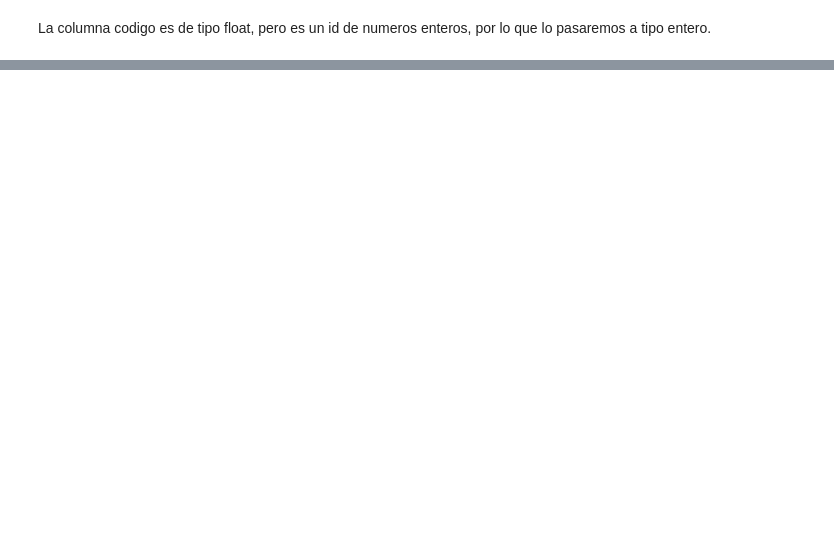
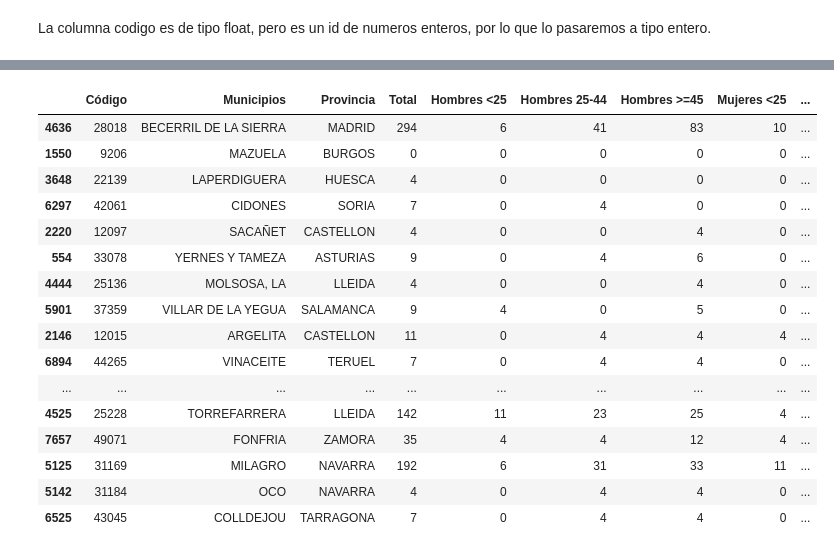
Before and after one commit to Rcm89/TFM-analisis-educacion, a Jupyter notebook: paro_municipios.ipynb, the cells around one changed output, grey strips where cells are left out. Drawn from its saved outputs; the diff is of its cells as text; code cells hidden in the pictures; blank space fills up the shorter version.

```diff
--- a/paro_municipios.ipynb
+++ b/paro_municipios.ipynb
@@ -510,0 +561,20 @@ memory usage: 969.2+ KB
+# %%
+df_paro_municipios.sample(20)
+# %% [output]
+|  | Código | Municipios | Provincia | Total | Hombres <25 | Hombres 25-44 | Hombres >=45 | Mujeres <25 | ... |
+| 4636 | 28018 | BECERRIL DE LA SIERRA | MADRID | 294 | 6 | 41 | 83 | 10 | ... |
+| 1550 | 9206 | MAZUELA | BURGOS | 0 | 0 | 0 | 0 | 0 | ... |
+| 3648 | 22139 | LAPERDIGUERA | HUESCA | 4 | 0 | 0 | 0 | 0 | ... |
+| 6297 | 42061 | CIDONES | SORIA | 7 | 0 | 4 | 0 | 0 | ... |
+| 2220 | 12097 | SACAÑET | CASTELLON | 4 | 0 | 0 | 4 | 0 | ... |
+| 554 | 33078 | YERNES Y TAMEZA | ASTURIAS | 9 | 0 | 4 | 6 | 0 | ... |
+| 4444 | 25136 | MOLSOSA, LA | LLEIDA | 4 | 0 | 0 | 4 | 0 | ... |
+| 5901 | 37359 | VILLAR DE LA YEGUA | SALAMANCA | 9 | 4 | 0 | 5 | 0 | ... |
+| 2146 | 12015 | ARGELITA | CASTELLON | 11 | 0 | 4 | 4 | 4 | ... |
+| 6894 | 44265 | VINACEITE | TERUEL | 7 | 0 | 4 | 4 | 0 | ... |
+| ... | ... | ... | ... | ... | ... | ... | ... | ... | ... |
+| 4525 | 25228 | TORREFARRERA | LLEIDA | 142 | 11 | 23 | 25 | 4 | ... |
+| 7657 | 49071 | FONFRIA | ZAMORA | 35 | 4 | 4 | 12 | 4 | ... |
+| 5125 | 31169 | MILAGRO | NAVARRA | 192 | 6 | 31 | 33 | 11 | ... |
+| 5142 | 31184 | OCO | NAVARRA | 4 | 0 | 4 | 4 | 0 | ... |
+| 6525 | 43045 | COLLDEJOU | TARRAGONA | 7 | 0 | 4 | 4 | 0 | ... |
```
Also changed, not shown: parts of 19 cells of this notebook, 4 other files.
